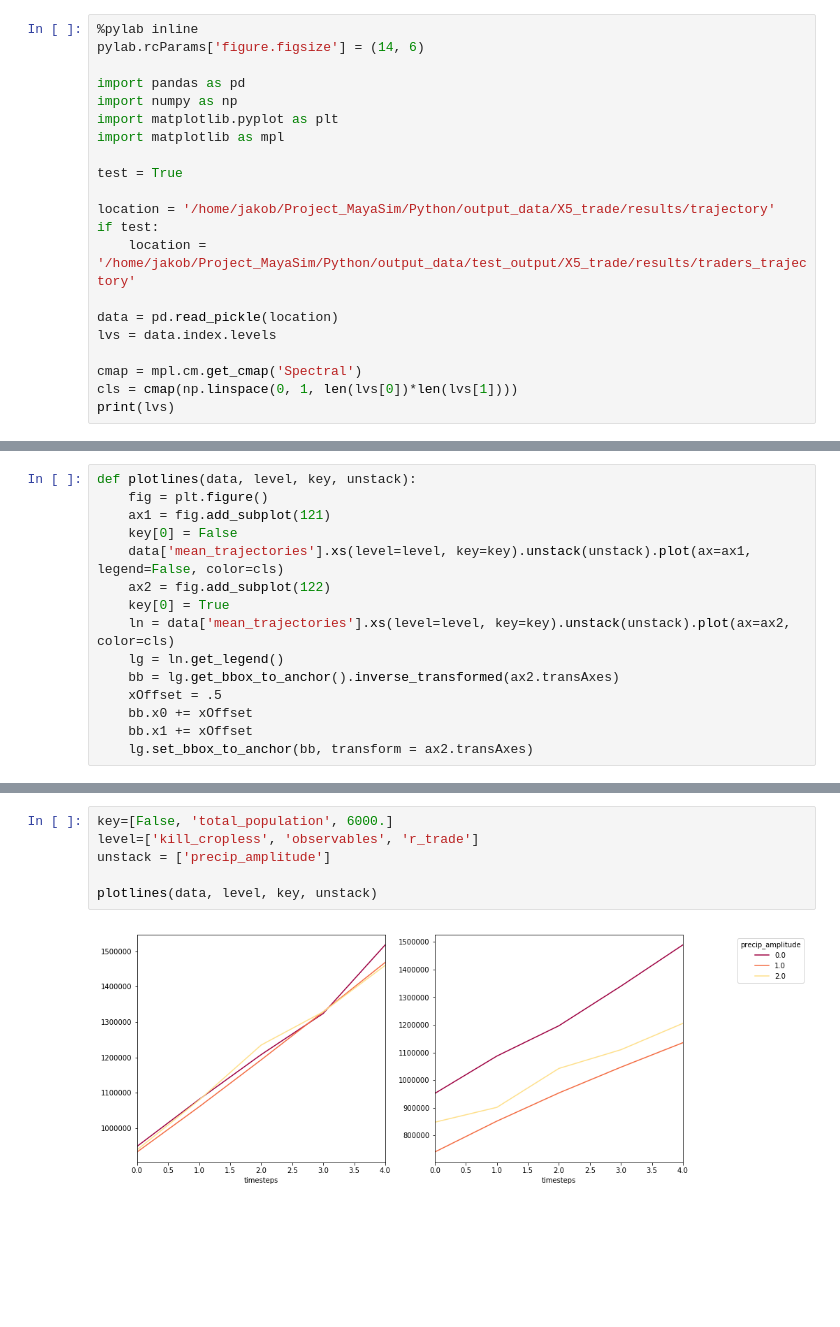
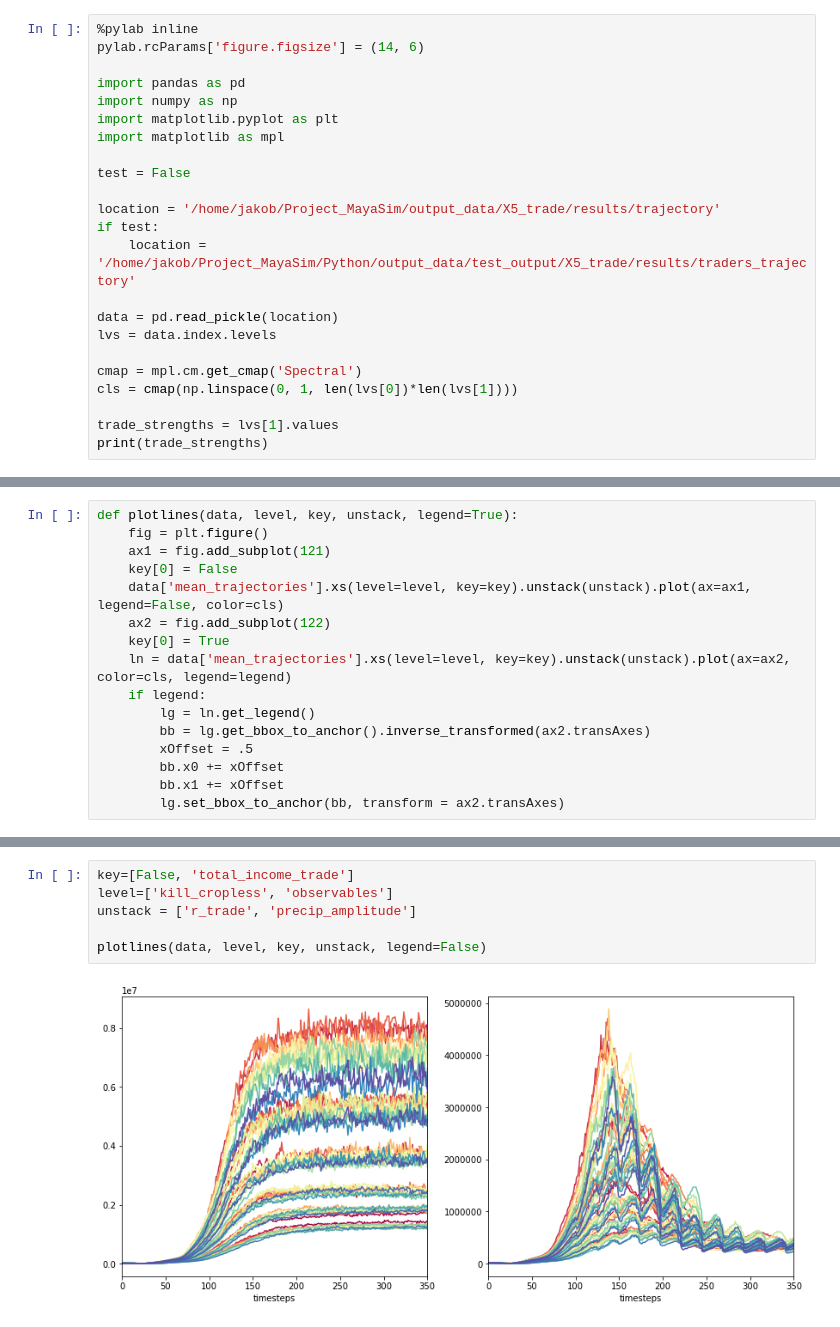
Before and after one commit to jakobkolb/Mayasim, a Jupyter notebook: Evaluation_Notebooks/X5_Evaluation.ipynb, the cells around one changed output, grey strips where cells are left out. Drawn from its saved outputs; the diff is of its cells as text; blank space fills up the shorter version.

```diff
--- a/Evaluation_Notebooks/X5_Evaluation.ipynb
+++ b/Evaluation_Notebooks/X5_Evaluation.ipynb
@@ -7,9 +14,9 @@ import numpy as np
 import matplotlib.pyplot as plt
 import matplotlib as mpl
 
-test = True
+test = False
 
-location = '/home/jakob/Project_MayaSim/Python/output_data/X5_trade/results/trajectory'
+location = '/home/jakob/Project_MayaSim/output_data/X5_trade/results/trajectory'
 if test:
     location = '/home/jakob/Project_MayaSim/Python/output_data/test_output/X5_trade/results/traders_trajectory'
 
@@ -18,6 +25,8 @@ lvs = data.index.levels
 
 cmap = mpl.cm.get_cmap('Spectral')
 cls = cmap(np.linspace(0, 1, len(lvs[0])*len(lvs[1])))
-print(lvs)
+
+trade_strengths = lvs[1].values
+print(trade_strengths)
 # %% [output]
 Populating the interactive namespace from numpy and matplotlib
@@ -25,20 +34,21 @@ Populating the interactive namespace from numpy and matplotlib
 `%matplotlib` prevents importing * from pylab and numpy
   "\n`%matplotlib` prevents importing * from pylab and numpy"
 # %%
-def plotlines(data, level, key, unstack):
+def plotlines(data, level, key, unstack, legend=True):
     fig = plt.figure()
     ax1 = fig.add_subplot(121)
     key[0] = False
     data['mean_trajectories'].xs(level=level, key=key).unstack(unstack).plot(ax=ax1, legend=False, color=cls)
     ax2 = fig.add_subplot(122)
     key[0] = True
-    ln = data['mean_trajectories'].xs(level=level, key=key).unstack(unstack).plot(ax=ax2, color=cls)
-    lg = ln.get_legend()
-    bb = lg.get_bbox_to_anchor().inverse_transformed(ax2.transAxes)
-    xOffset = .5
-    bb.x0 += xOffset
-    bb.x1 += xOffset
-    lg.set_bbox_to_anchor(bb, transform = ax2.transAxes)
+    ln = data['mean_trajectories'].xs(level=level, key=key).unstack(unstack).plot(ax=ax2, color=cls, legend=legend)
+    if legend:
+        lg = ln.get_legend()
+        bb = lg.get_bbox_to_anchor().inverse_transformed(ax2.transAxes)
+        xOffset = .5
+        bb.x0 += xOffset
+        bb.x1 += xOffset
+        lg.set_bbox_to_anchor(bb, transform = ax2.transAxes)
 # %%
 data.head()
 # %% [output]
@@ -52,8 +88,8 @@ data.head()
 # %%
-key=[False, 'total_population', 6000.]
-level=['kill_cropless', 'observables', 'r_trade']
-unstack = ['precip_amplitude']
+key=[False, 'total_income_trade']
+level=['kill_cropless', 'observables']
+unstack = ['r_trade', 'precip_amplitude']
 
-plotlines(data, level, key, unstack)
+plotlines(data, level, key, unstack, legend=False)
 # %% [output]
-[figure, old version]
+[figure, new version]
```
Also changed, not shown: parts of 7 cells of this notebook, 2 other files.
